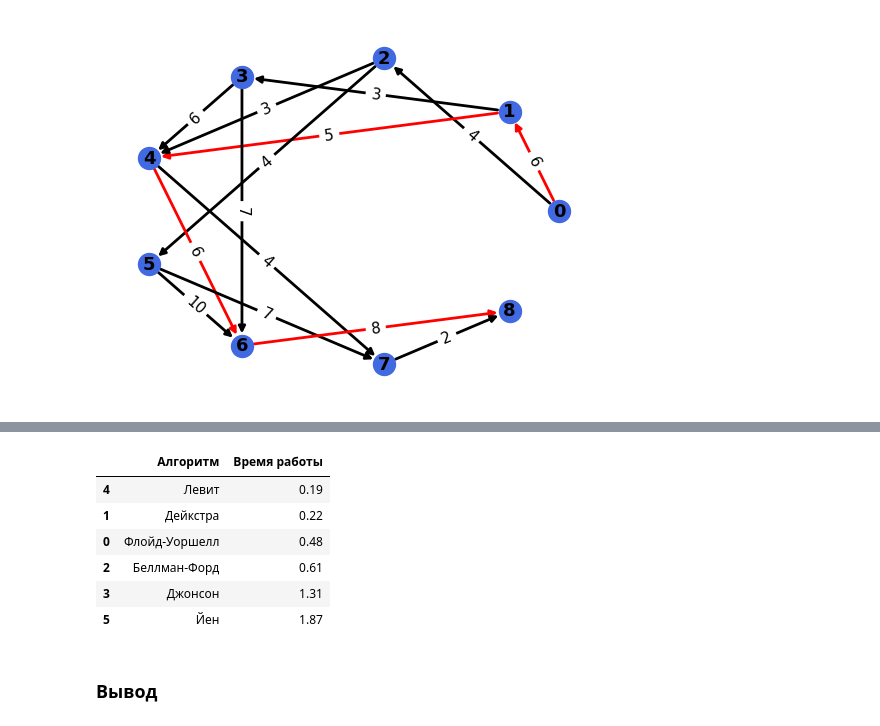
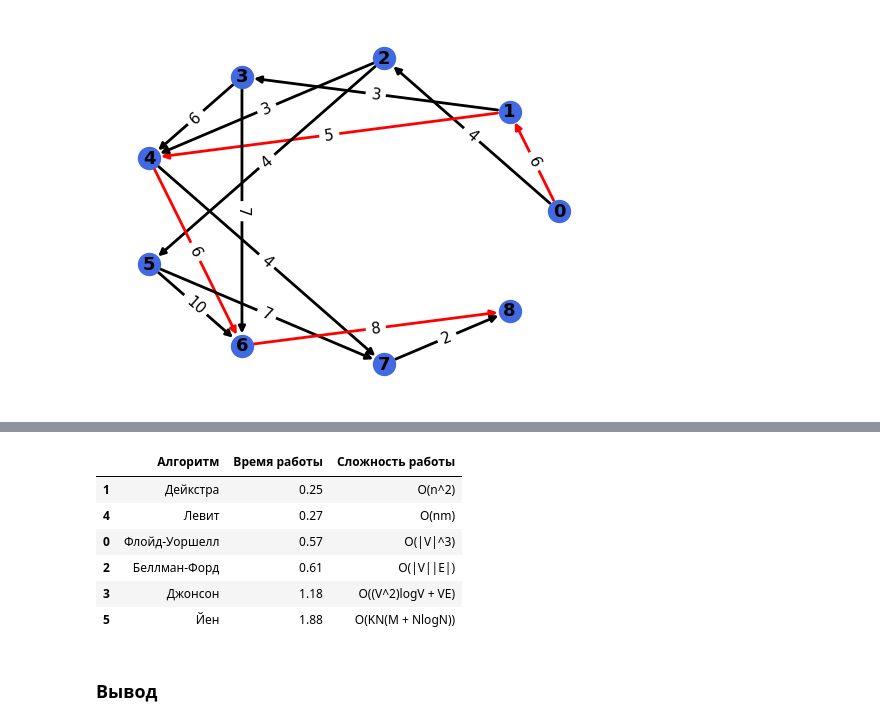
Before and after one commit to murrashovaa/Structures-and-algorithmes, a Jupyter notebook: Lab3.ipynb, the cells around one changed output, grey strips where cells are left out. Cells and saved outputs as stored; diff of their text form; code cells hidden in the pictures.

```diff
--- a/Lab3.ipynb
+++ b/Lab3.ipynb
@@ -394,18 +394,18 @@ for i in range(len(time_list)):
 # %%
 df = pd.DataFrame({
     'Алгоритм': ['Флойд-Уоршелл', 'Дейкстра', 'Беллман-Форд', 'Джонсон', 'Левит', 'Йен'],
-    'Время работы': [floyd_warshall_time, dijkstra_time, bellman_ford_time, johnson_time, levit_time, yen_time]
-
+    'Время работы': [floyd_warshall_time, dijkstra_time, bellman_ford_time, johnson_time, levit_time, yen_time],
+    'Сложность работы': ['O(|V|^3)', 'O(n^2)', 'O(|V||E|)', 'O((V^2)logV + VE)', 'O(nm)', 'O(KN(M + NlogN))']
 })
 df.sort_values(by='Время работы')
 # %% [output]
-|  | Алгоритм | Время работы |
-| 4 | Левит | 0.19 |
-| 1 | Дейкстра | 0.22 |
-| 0 | Флойд-Уоршелл | 0.48 |
-| 2 | Беллман-Форд | 0.61 |
-| 3 | Джонсон | 1.31 |
-| 5 | Йен | 1.87 |
+|  | Алгоритм | Время работы | Сложность работы |
+| 1 | Дейкстра | 0.25 | O(n^2) |
+| 4 | Левит | 0.27 | O(nm) |
+| 0 | Флойд-Уоршелл | 0.57 | O(|V|^3) |
+| 2 | Беллман-Форд | 0.61 | O(|V||E|) |
+| 3 | Джонсон | 1.18 | O((V^2)logV + VE) |
+| 5 | Йен | 1.88 | O(KN(M + NlogN)) |
 # %% [markdown]
 ### Вывод
 # %% [markdown]
```
Also changed, not shown: parts of 2 cells of this notebook.
